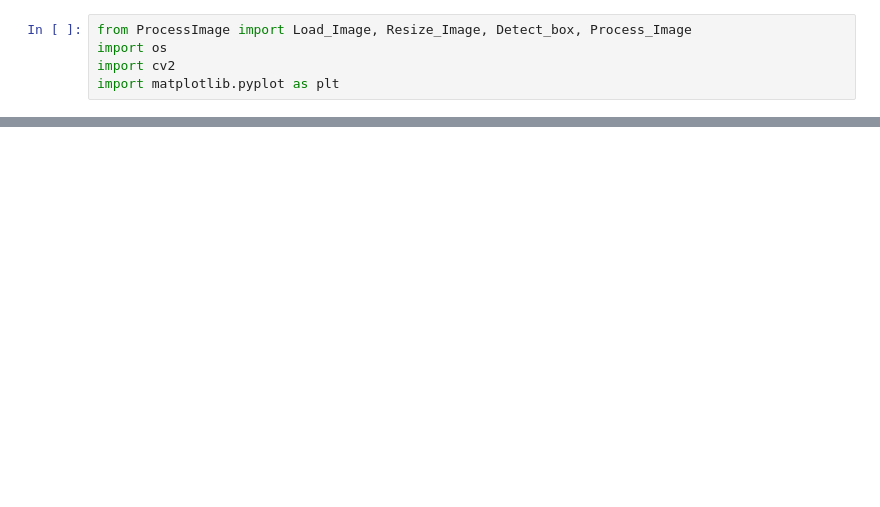
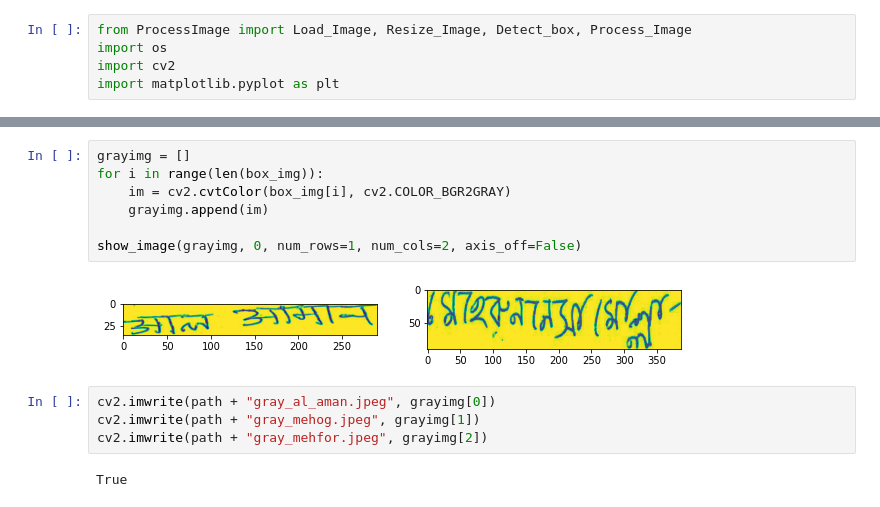
Before and after one commit to NahinBanu/SignDetection, a Jupyter notebook: Experimental_notebook.ipynb, the cells around one changed output, grey strips where cells are left out. Drawn from its saved outputs; the diff is of its cells as text; blank space fills up the shorter version.

```diff
--- a/Experimental_notebook.ipynb
+++ b/Experimental_notebook.ipynb
@@ -117,0 +110,15 @@ plt.imsave("./nasima_jp.jpeg", Res_im[1])
+# %%
+grayimg = []
+for i in range(len(box_img)):
+    im = cv2.cvtColor(box_img[i], cv2.COLOR_BGR2GRAY)
+    grayimg.append(im)
+
+show_image(grayimg, 0, num_rows=1, num_cols=2, axis_off=False)
+# %% [output]
+[figure, added]
+# %%
+cv2.imwrite(path + "gray_al_aman.jpeg", grayimg[0])
+cv2.imwrite(path + "gray_mehog.jpeg", grayimg[1])
+cv2.imwrite(path + "gray_mehfor.jpeg", grayimg[2])
+# %% [output]
+True
```
Also changed, not shown: parts of 14 cells of this notebook.
